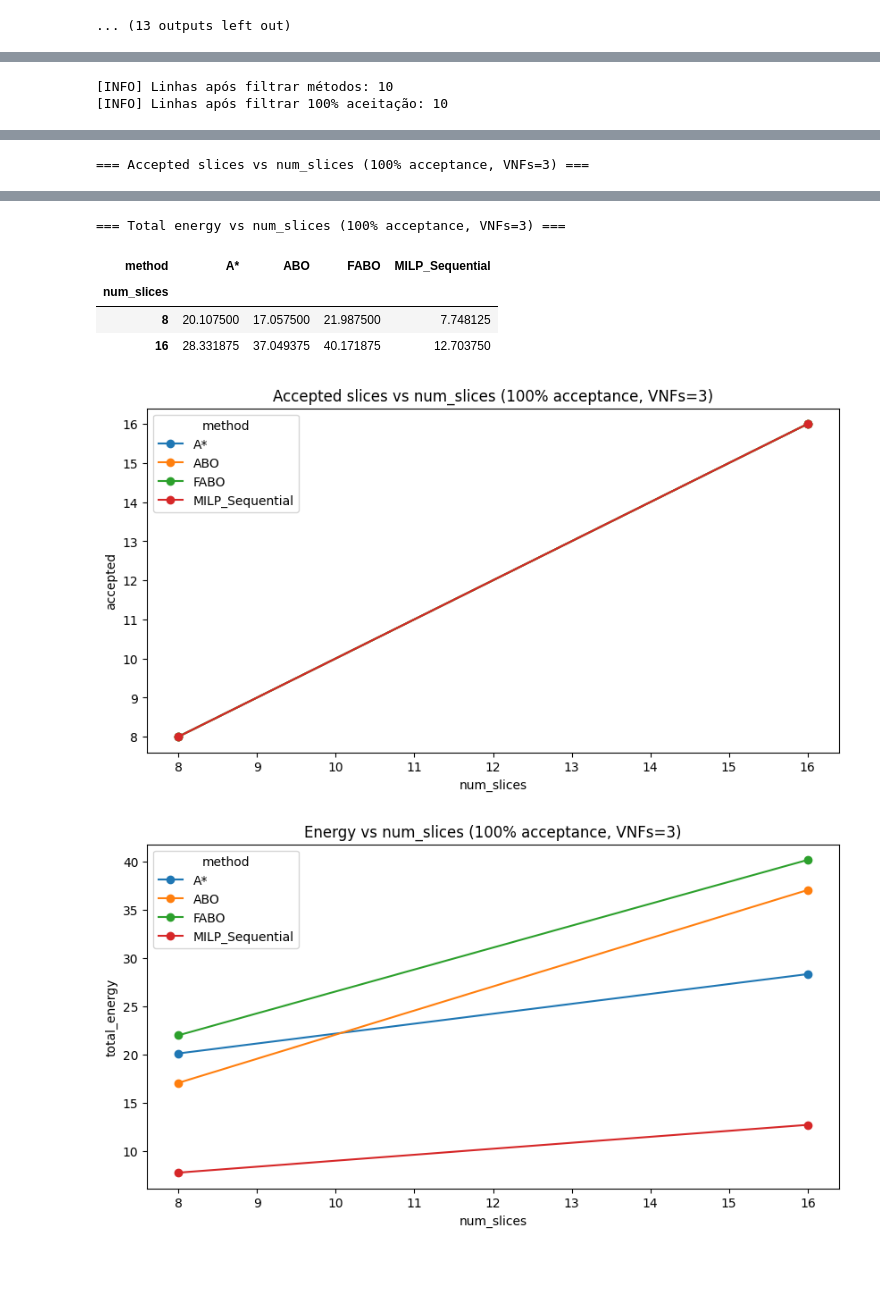
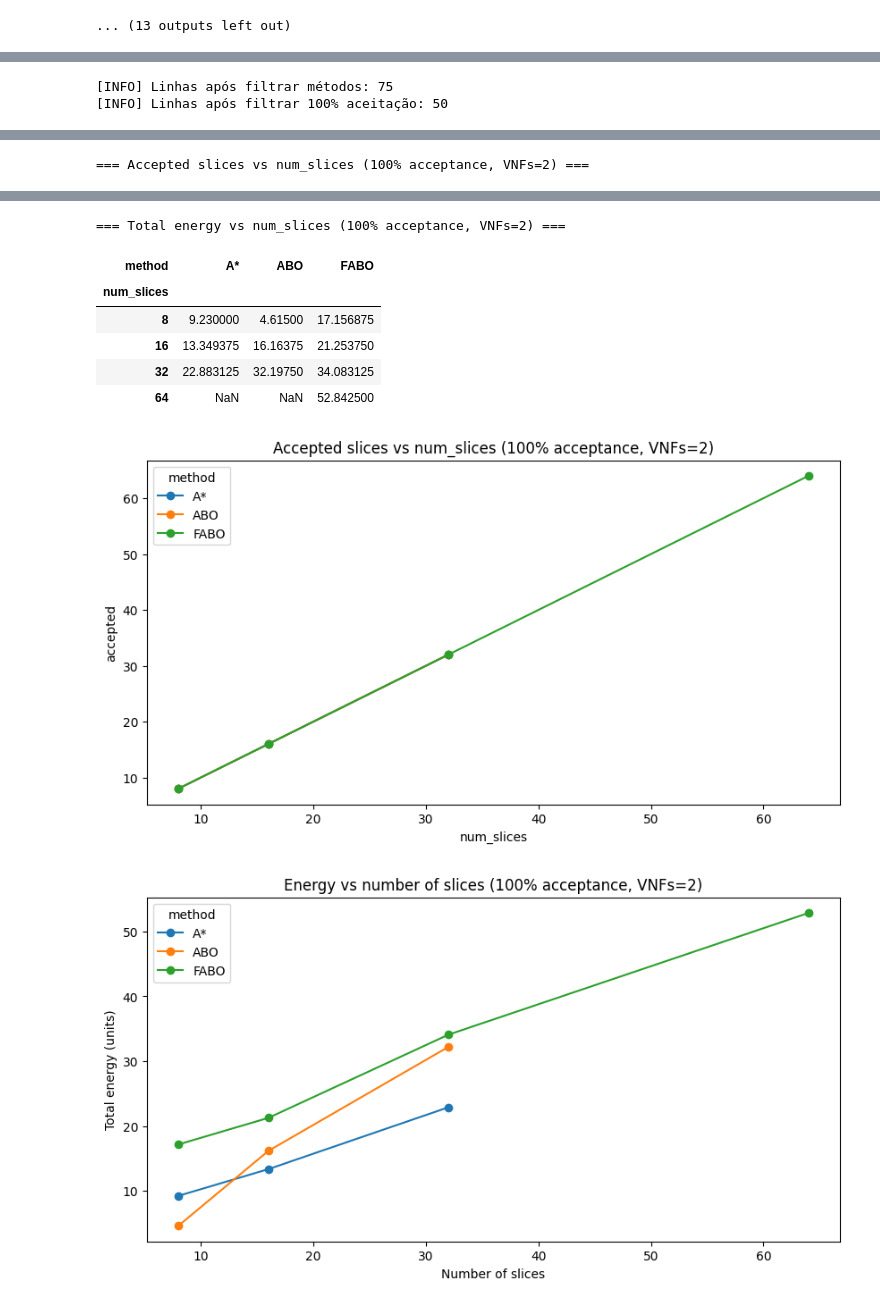
Before and after one commit to ceciliadesousaluzalmeida/5g-slicing-energy-effiiciency, a Jupyter notebook: simulator/results_milp copy.ipynb, the cells around one changed output, grey strips where cells are left out. Saved outputs shown, nothing was run; the diff lists cells and outputs as text; code cells hidden in the pictures; blank space fills up the shorter version.

```diff
--- a/simulator/results_milp copy.ipynb
+++ b/simulator/results_milp copy.ipynb
@@ -686,10 +686,10 @@ except Exception as e:
 import pandas as pd
 
 # Carregar o CSV
-df_results = pd.read_csv("./results/2025-12-08_08-33-59/scalability_results.csv")
+df_results = pd.read_csv("./results/2025-12-09_18-42-13/scalability_results.csv")
 
 # Número de VNFs por slice que você quer analisar
-vnf_len = 3   # ajuste para 2,3,4,5,6…
+vnf_len = 2   # ajuste para 2,3,4,5,6…
 
 # Filtrar somente VNFs desejado
 df_exp = df_results[df_results["num_vnfs_per_slice"] == vnf_len].copy()
@@ -697,10 +697,9 @@ df_exp = df_results[df_results["num_vnfs_per_slice"] == vnf_len].copy()
 # Criar acceptance_rate
 df_exp["acceptance_rate"] = df_exp["accepted"] / df_exp["num_slices"]
 
-# Filtrar apenas métodos desejados
+# Filtrar apenas métodos desejados — sem MILP
 METHODS_ALLOWED = ["A*", "ABO", "FABO"]
-# Captura também MILP, pode ser MILP_Sequential, MILP_Gurobi, etc.
-df_exp = df_exp[df_exp["method"].isin(METHODS_ALLOWED) | df_exp["method"].str.contains("MILP")]
+df_exp = df_exp[df_exp["method"].isin(METHODS_ALLOWED)]
 
 print("[INFO] Linhas após filtrar métodos:", len(df_exp))
 
@@ -754,12 +753,12 @@ except Exception as e:
 # Energy plot
 try:
     ax = pivot_energy.plot(marker="o", figsize=(10, 5),
-        title=f"Energy vs num_slices (100% acceptance, VNFs={vnf_len})")
-    ax.set_xlabel("num_slices")
-    ax.set_ylabel("total_energy")
+        title=f"Energy vs number of slices (100% acceptance, VNFs={vnf_len})")
+    ax.set_xlabel("Number of slices")
+    ax.set_ylabel("Total energy (units)")
 except Exception as e:
     print("[WARN] Could not plot energy:", e)
 # %% [output]
-[INFO] Linhas após filtrar métodos: 10
-[INFO] Linhas após filtrar 100% aceitação: 10
+[INFO] Linhas após filtrar métodos: 75
+[INFO] Linhas após filtrar 100% aceitação: 50
 |  | timestamp | num_slices | num_vnfs_per_slice | total_vnfs | seed | method | accepted | total_energy | ... |
@@ -771 +770 @@ except Exception as e:
-=== Accepted slices vs num_slices (100% acceptance, VNFs=3) ===
+=== Accepted slices vs num_slices (100% acceptance, VNFs=2) ===
@@ -776,7 +777,9 @@ except Exception as e:
-=== Total energy vs num_slices (100% acceptance, VNFs=3) ===
+=== Total energy vs num_slices (100% acceptance, VNFs=2) ===
-| method | A* | ABO | FABO | MILP_Sequential |
-| num_slices |  |  |  |  |
-| 8 | 20.107500 | 17.057500 | 21.987500 | 7.748125 |
-| 16 | 28.331875 | 37.049375 | 40.171875 | 12.703750 |
+| method | A* | ABO | FABO |
+| num_slices |  |  |  |
+| 8 | 9.230000 | 4.61500 | 17.156875 |
+| 16 | 13.349375 | 16.16375 | 21.253750 |
+| 32 | 22.883125 | 32.19750 | 34.083125 |
+| 64 | NaN | NaN | 52.842500 |
-[figure, old version]
+[figure, new version]
-[figure, old version]
+[figure, new version]
```
Also changed, not shown: parts of 6 cells of this notebook, 52 other files.
